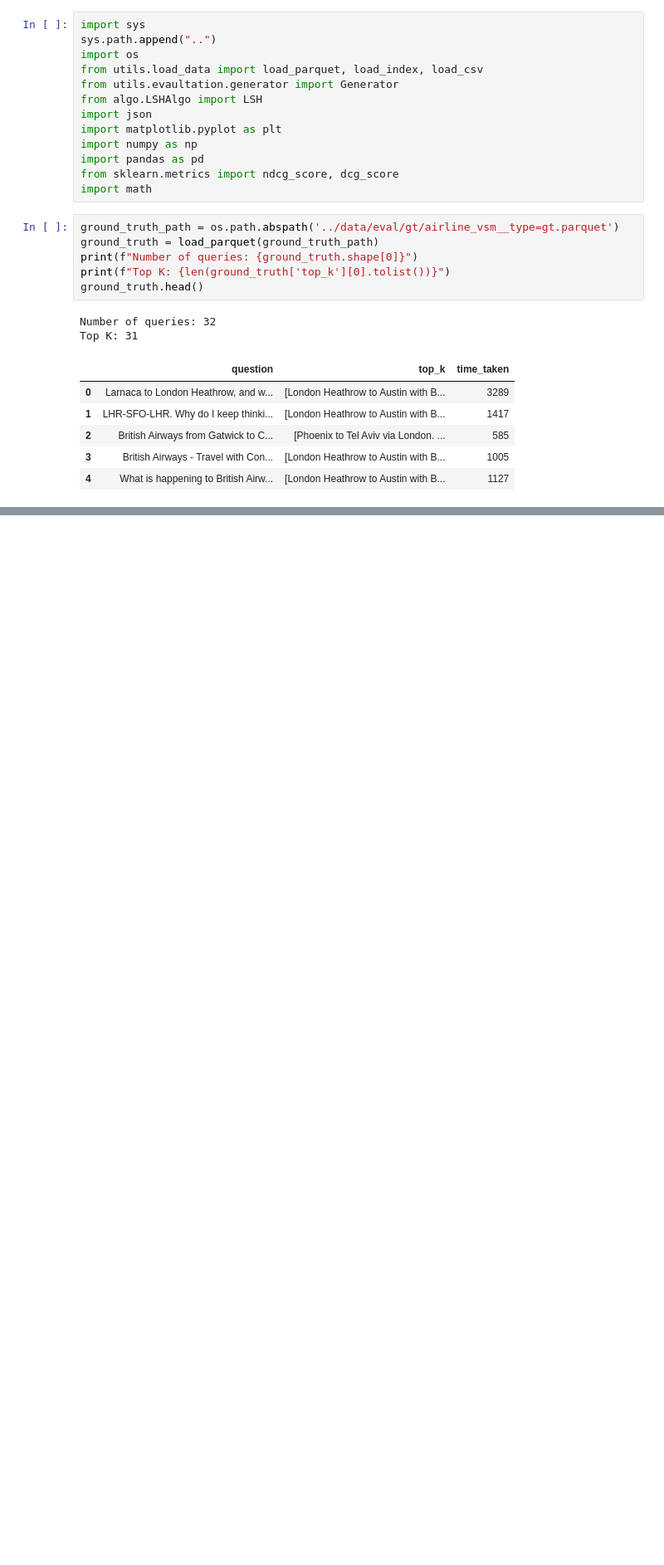
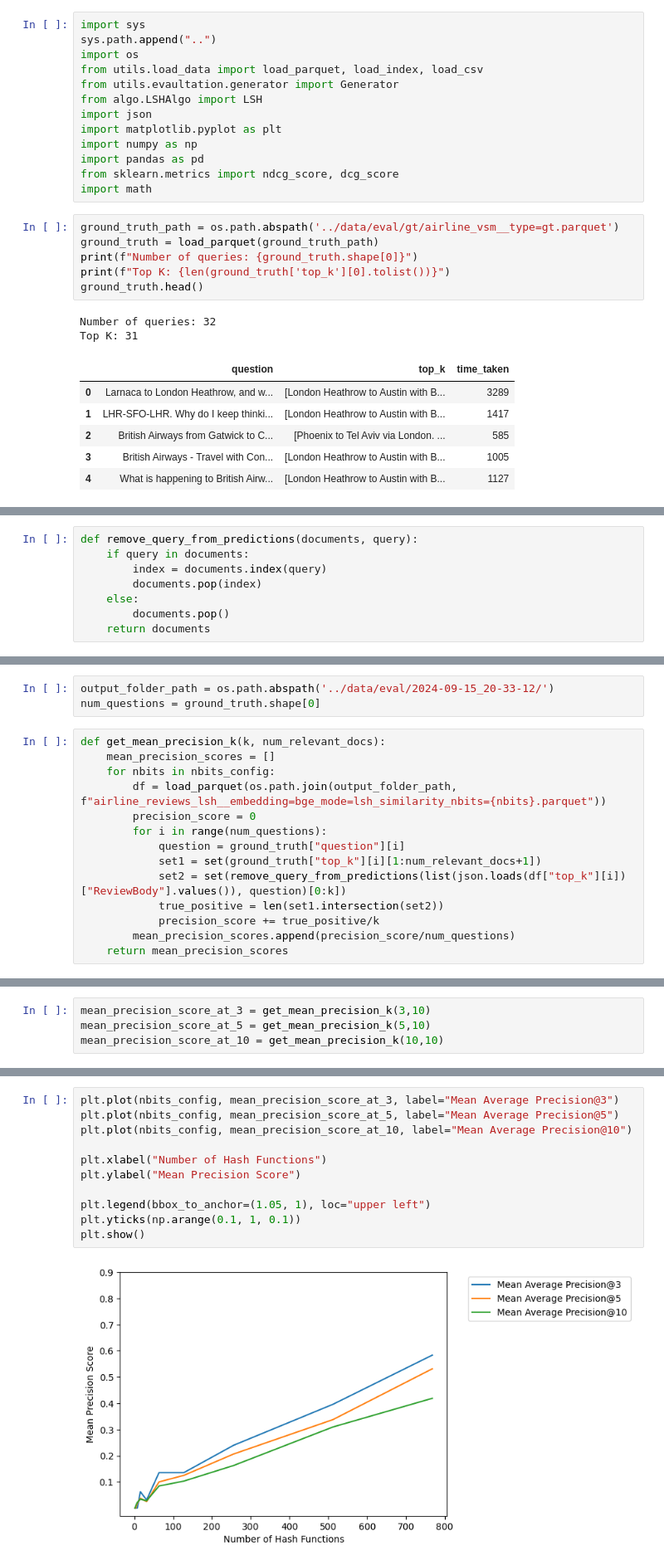
Before and after one commit to jinruiiii/sc4020-project-1, a Jupyter notebook: scripts/airline_analysis.ipynb, the cells around one changed output, grey strips where cells are left out. Shown at 83% size. Drawn from its saved outputs; the diff is of its cells as text; blank space fills up the shorter version.

Commit message:
added in viz for airline

```diff
--- a/scripts/airline_analysis.ipynb
+++ b/scripts/airline_analysis.ipynb
@@ -28,0 +39,8 @@ Top K: 31
+# %%
+def remove_query_from_predictions(documents, query):
+    if query in documents:
+        index = documents.index(query)
+        documents.pop(index)
+    else:
+        documents.pop()
+    return documents
@@ -28,0 +49,17 @@ Top K: 31
+# %%
+output_folder_path = os.path.abspath('../data/eval/2024-09-15_20-33-12/')
+num_questions = ground_truth.shape[0]
+# %%
+def get_mean_precision_k(k, num_relevant_docs):
+    mean_precision_scores = []
+    for nbits in nbits_config:
+        df = load_parquet(os.path.join(output_folder_path, f"airline_reviews_lsh__embedding=bge_mode=lsh_similarity_nbits={nbits}.parquet"))
+        precision_score = 0
+        for i in range(num_questions):
+            question = ground_truth["question"][i]
+            set1 = set(ground_truth["top_k"][i][1:num_relevant_docs+1])
+            set2 = set(remove_query_from_predictions(list(json.loads(df["top_k"][i])["ReviewBody"].values()), question)[0:k])
+            true_positive = len(set1.intersection(set2))
+            precision_score += true_positive/k
+        mean_precision_scores.append(precision_score/num_questions)
+    return mean_precision_scores
@@ -28,0 +68,4 @@ Top K: 31
+# %%
+mean_precision_score_at_3 = get_mean_precision_k(3,10)
+mean_precision_score_at_5 = get_mean_precision_k(5,10)
+mean_precision_score_at_10 = get_mean_precision_k(10,10)
@@ -28,0 +92,13 @@ Top K: 31
+# %%
+plt.plot(nbits_config, mean_precision_score_at_3, label="Mean Average Precision@3")
+plt.plot(nbits_config, mean_precision_score_at_5, label="Mean Average Precision@5")
+plt.plot(nbits_config, mean_precision_score_at_10, label="Mean Average Precision@10")
+
+plt.xlabel("Number of Hash Functions")
+plt.ylabel("Mean Precision Score")
+
+plt.legend(bbox_to_anchor=(1.05, 1), loc="upper left")
+plt.yticks(np.arange(0.1, 1, 0.1))
+plt.show()
+# %% [output]
+[figure, added]
```
Also changed, not shown: parts of 17 cells of this notebook, 10 other files.
